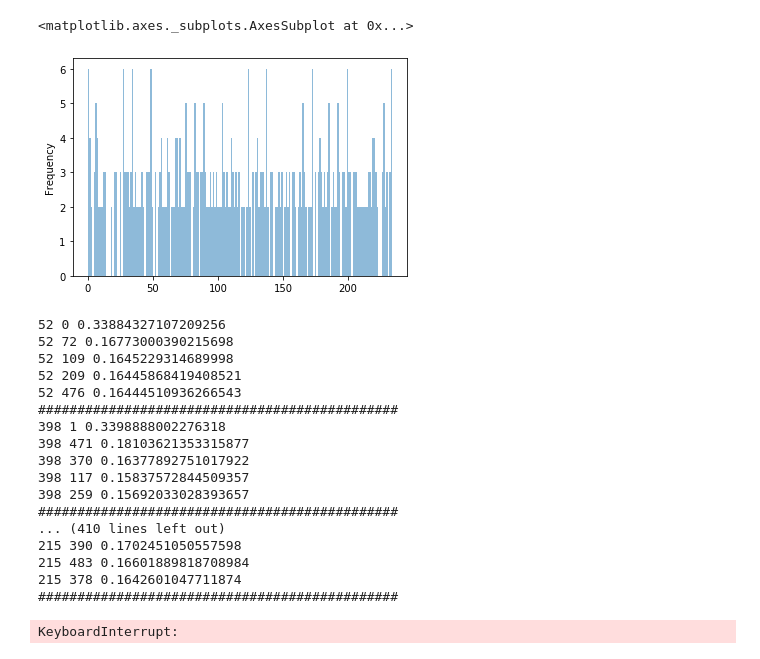
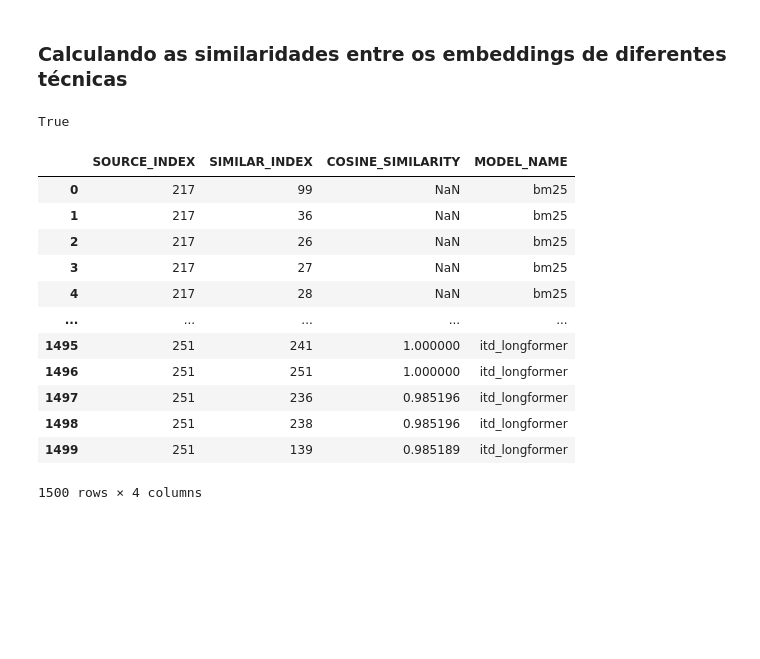
Before and after one commit to danieljunior/techniques_comparision_for_Legal_STS, a Jupyter notebook: notebooks/Test.ipynb, the cells around one changed output. Drawn from its saved outputs; the diff is of its cells as text; code cells hidden in the pictures; blank space fills up the shorter version.

```diff
--- a/notebooks/Test.ipynb
+++ b/notebooks/Test.ipynb
@@ -51,5 +24,0 @@ data.jurisprudencia_index.plot.hist(bins=200, alpha=0.5)
-# %%
-train.jurisprudencia_index.plot.hist(bins=200, alpha=0.5)
-# %% [output]
-<matplotlib.axes._subplots.AxesSubplot at 0x...>
-[figure, removed]
@@ -65,30 +25,29 @@ def biggests_index(a,N):
-# %%
-for index, doc in train.iterrows():
-    doc_scores = bm25.get_scores(doc.ementa.split(' '))
-    nns = biggests_index(doc_scores, 5)
-#src: https://stats.stackexchange.com/questions/171589/normalised-score-for-bm25
-    for nn in nns:
-        print(index, nn, doc_scores[nn]/sum(doc_scores[nns]))
-#         print(doc.ementa)
-#         print("------------------------")
-#         print(train.iloc[nn].ementa)
-    print('##############################################')
-# %% [output]
-52 0 0.33884327107209256
-52 72 0.16773000390215698
-52 109 0.1645229314689998
-52 209 0.16445868419408521
-52 476 0.16444510936266543
-##############################################
-398 1 0.3398888002276318
-398 471 0.18103621353315877
-398 370 0.16377892751017922
-398 117 0.15837572844509357
-398 259 0.15692033028393657
-##############################################
-... (410 lines left out)
-215 390 0.1702451050557598
-215 483 0.16601889818708984
-215 378 0.1642601047711874
-##############################################
-KeyboardInterrupt:
+# %% [markdown]
+### Calculando as similaridades entre os embeddings de diferentes técnicas
+# %%
+from annoy import AnnoyIndex
+
+itd = AnnoyIndex(3072, 'angular')
+itd.load('../results/itd_longformer.ann') # super fast, will just mmap the file
+
+sentence = AnnoyIndex(512, 'angular')
+sentence.load('../results/sentence_transformer.ann') # super fast, will just mmap the file
+# %% [output]
+True
+# %%
+similarities = pd.read_csv('../results/tcu_similarities.csv', index_col=0)
+similarities
+# %% [output]
+|  | SOURCE_INDEX | SIMILAR_INDEX | COSINE_SIMILARITY | MODEL_NAME |
+| 0 | 217 | 99 | NaN | bm25 |
+| 1 | 217 | 36 | NaN | bm25 |
+| 2 | 217 | 26 | NaN | bm25 |
+| 3 | 217 | 27 | NaN | bm25 |
+| 4 | 217 | 28 | NaN | bm25 |
+| ... | ... | ... | ... | ... |
+| 1495 | 251 | 241 | 1.000000 | itd_longformer |
+| 1496 | 251 | 251 | 1.000000 | itd_longformer |
+| 1497 | 251 | 236 | 0.985196 | itd_longformer |
+| 1498 | 251 | 238 | 0.985196 | itd_longformer |
+| 1499 | 251 | 139 | 0.985189 | itd_longformer |
+1500 rows × 4 columns
```
Also changed, not shown: parts of 10 cells of this notebook, 5 other files.
